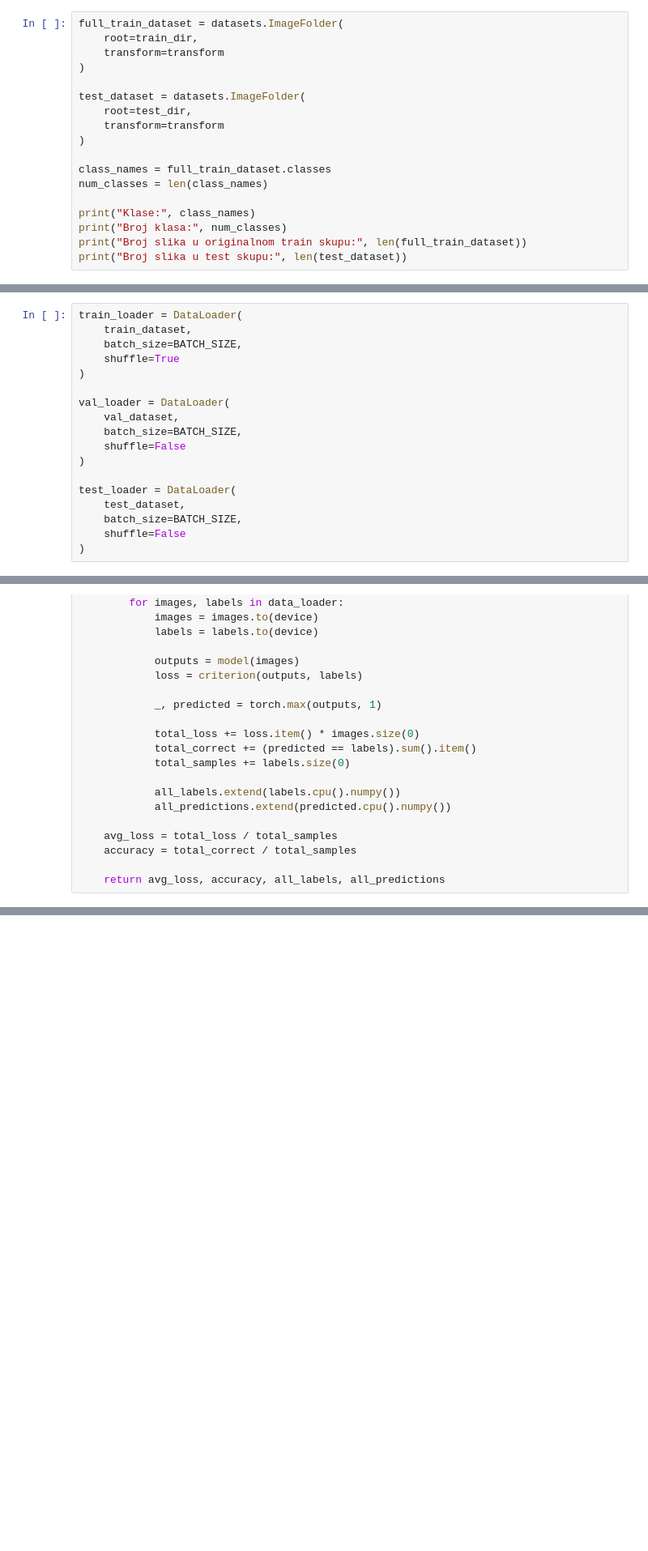
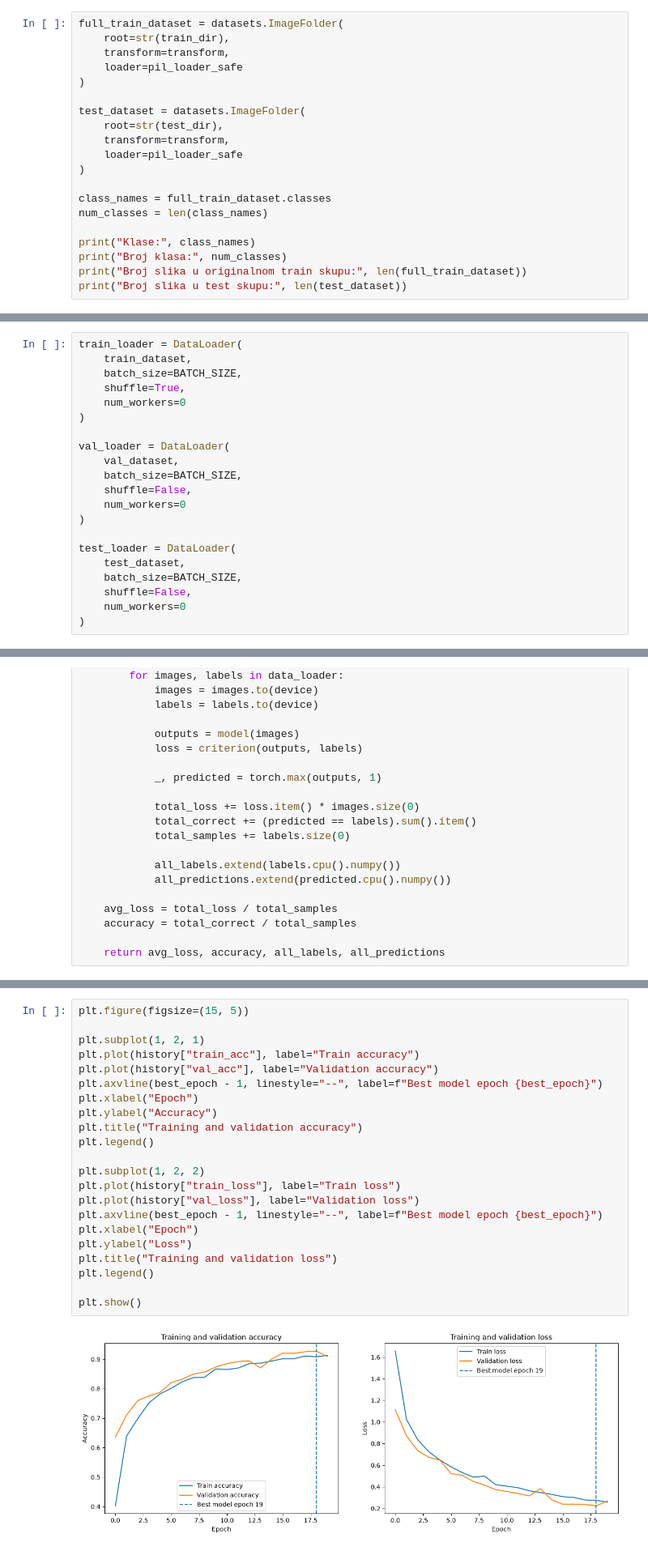
Before and after one commit to majasakovic/ML_projekat, a Jupyter notebook: notebooks/02_baseline_cnn.ipynb, the cells around one changed output, grey strips where cells are left out. Shown at 81% size. Cells and saved outputs as stored; diff of their text form; blank space fills up the shorter version.

Commit message:
Tested version of cnn model
Fixed model output (restarted kernel); additional path resolution for Windows; confusion matrix and metrics. Added saving of best model.

```diff
--- a/notebooks/02_baseline_cnn.ipynb
+++ b/notebooks/02_baseline_cnn.ipynb
@@ -60,13 +90,15 @@ transform = transforms.Compose([
 ])
 # %%
 full_train_dataset = datasets.ImageFolder(
-    root=train_dir,
-    transform=transform
+    root=str(train_dir),
+    transform=transform,
+    loader=pil_loader_safe
 )
 
 test_dataset = datasets.ImageFolder(
-    root=test_dir,
-    transform=transform
+    root=str(test_dir),
+    transform=transform,
+    loader=pil_loader_safe
 )
 
 class_names = full_train_dataset.classes
@@ -110,19 +144,22 @@ PRAVIMO DATALOADERE
 train_loader = DataLoader(
     train_dataset,
     batch_size=BATCH_SIZE,
-    shuffle=True
+    shuffle=True,
+    num_workers=0
 )
 
 val_loader = DataLoader(
     val_dataset,
     batch_size=BATCH_SIZE,
-    shuffle=False
+    shuffle=False,
+    num_workers=0
 )
 
 test_loader = DataLoader(
     test_dataset,
     batch_size=BATCH_SIZE,
-    shuffle=False
+    shuffle=False,
+    num_workers=0
 )
 # %% [markdown]
 MODEL
@@ -255,0 +375,24 @@ def evaluate(model, data_loader, criterion, device):
+# %%
+plt.figure(figsize=(15, 5))
+
+plt.subplot(1, 2, 1)
+plt.plot(history["train_acc"], label="Train accuracy")
+plt.plot(history["val_acc"], label="Validation accuracy")
+plt.axvline(best_epoch - 1, linestyle="--", label=f"Best model epoch {best_epoch}")
+plt.xlabel("Epoch")
+plt.ylabel("Accuracy")
+plt.title("Training and validation accuracy")
+plt.legend()
+
+plt.subplot(1, 2, 2)
+plt.plot(history["train_loss"], label="Train loss")
+plt.plot(history["val_loss"], label="Validation loss")
+plt.axvline(best_epoch - 1, linestyle="--", label=f"Best model epoch {best_epoch}")
+plt.xlabel("Epoch")
+plt.ylabel("Loss")
+plt.title("Training and validation loss")
+plt.legend()
+
+plt.show()
+# %% [output]
+[figure, added]
```
Also changed, not shown: parts of 18 cells of this notebook.
